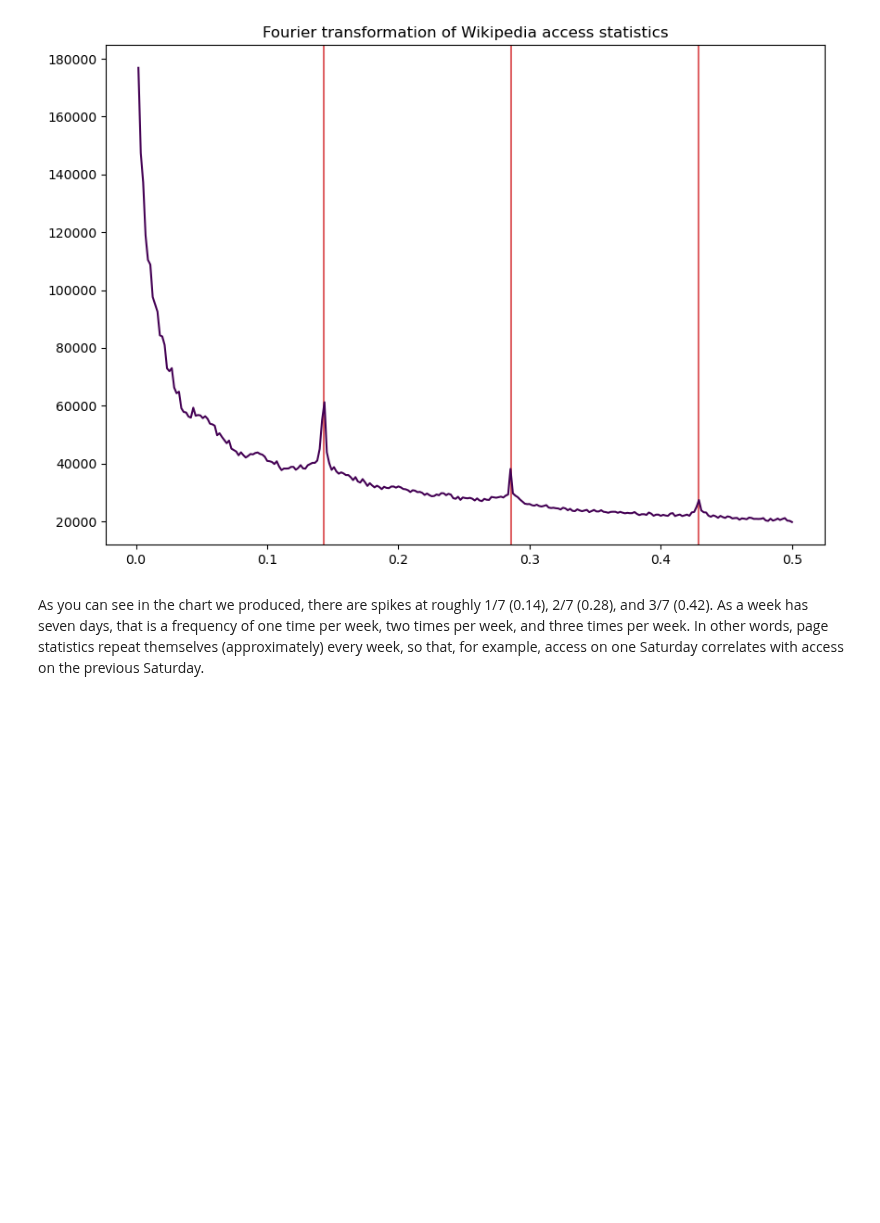
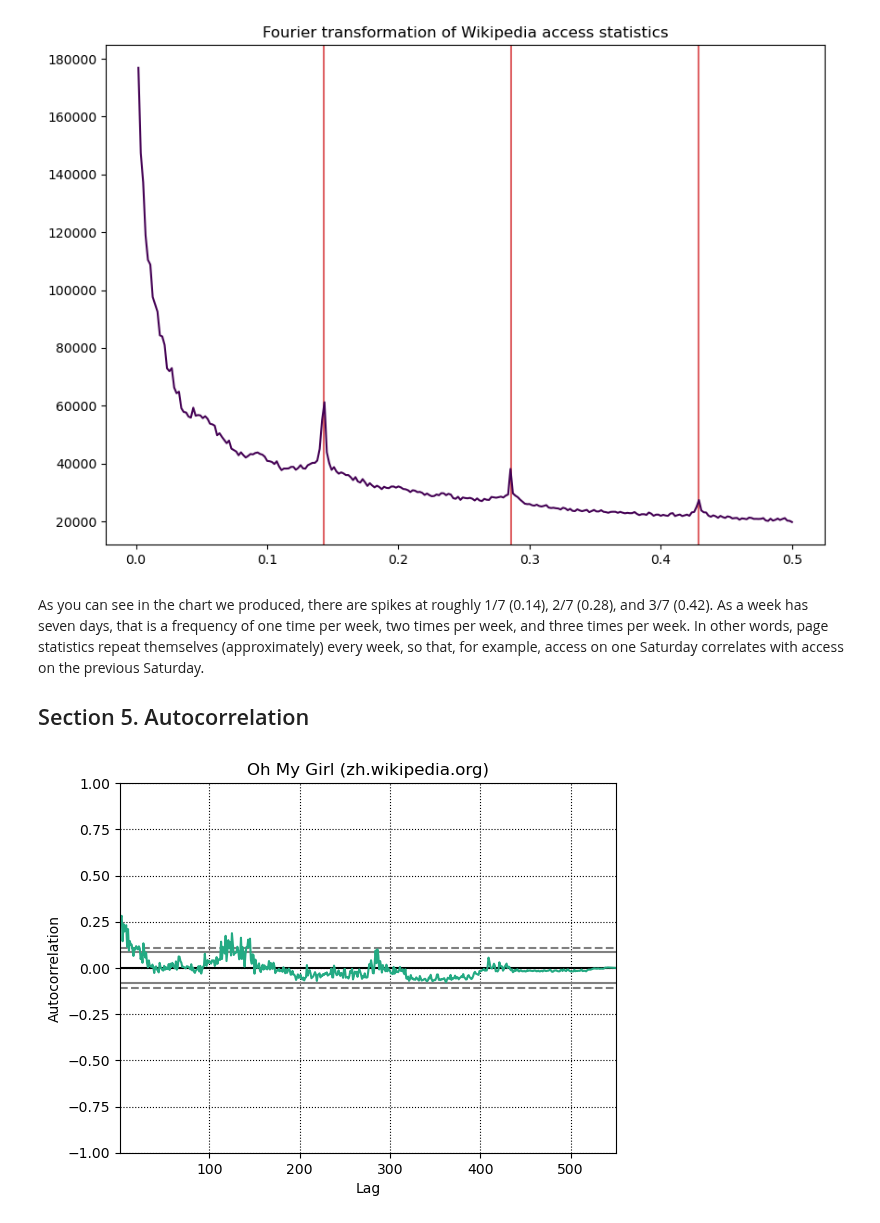
Before and after one commit to kbantoec/deep_learning, a Jupyter notebook: tsa/understanding_time_series.ipynb, the cells around one changed output. Drawn from its saved outputs; the diff is of its cells as text; code cells hidden in the pictures; blank space fills up the shorter version.

Commit message:
Added content till section 6

```diff
--- a/tsa/understanding_time_series.ipynb
+++ b/tsa/understanding_time_series.ipynb
@@ -271,3 +276,12 @@ plt.show()
 [figure]
 # %% [markdown]
 As you can see in the chart we produced, there are spikes at roughly 1/7 (0.14), 2/7 (0.28), and 3/7 (0.42). As a week has seven days, that is a frequency of one time per week, two times per week, and three times per week. In other words, page statistics repeat themselves (approximately) every week, so that, for example, access on one Saturday correlates with access on the previous Saturday.
+
+## Section 5. Autocorrelation
+# %%
+pd.plotting.autocorrelation_plot(sample.iloc[110], c=plt.cm.viridis_r.colors[100])
+plt.title(f"{train.loc[110, 'subject']} ({train.loc[110, 'sub_url']})")
+plt.grid(ls=':', c='k')
+plt.show()
+# %% [output]
+[figure, added]
```
Also changed, not shown: parts of 15 cells of this notebook.
